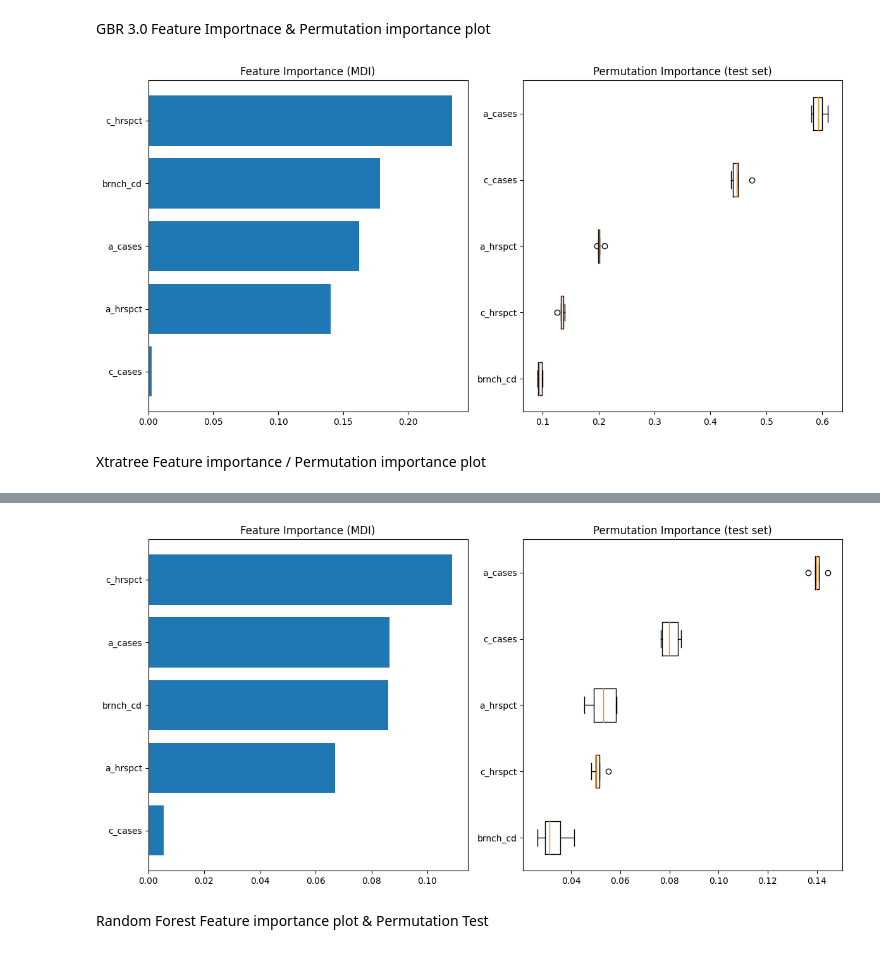
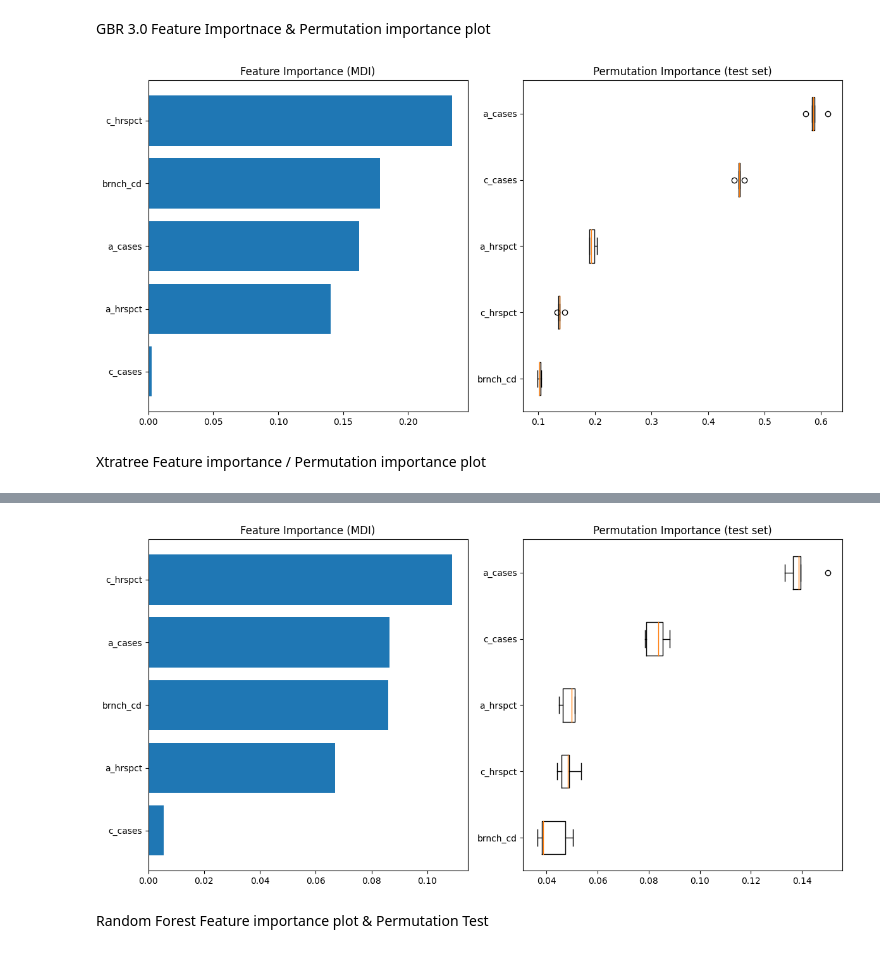
Before and after one commit to rjsisto/daily-productivity-models, a Jupyter notebook: notebooks/model_eval.ipynb, the cells around one changed output, grey strips where cells are left out. Saved outputs shown, nothing was run; the diff lists cells and outputs as text; code cells hidden in the pictures.

```diff
--- a/notebooks/model_eval.ipynb
+++ b/notebooks/model_eval.ipynb
@@ -14,6 +14,8 @@ from sklearn.inspection import permutation_importance
 random_seed = 46
 np.random.seed(random_seed)
 random.seed(random_seed)
+
+jobs = -1 #this is the number of cores that the models and test will run on. -1 means that all cores will be used
 
 #loading in the models and datasets
 reg = load("models/lin_reg.joblib")
@@ -113,7 +120,7 @@ plt.title("Feature Importance (MDI)")
 
 
 gbr_result = permutation_importance(
-    gbr_imp_3, X_test, y_test, n_repeats=5, random_state=42, n_jobs=1
+    gbr_imp_3, X_test, y_test, n_repeats=5, random_state=random_seed, n_jobs=jobs
 )
 
 sorted_idx = gbr_result.importances_mean[:5].argsort()
@@ -127,7 +134,7 @@ plt.title("Permutation Importance (test set)")
 fig.tight_layout()
 plt.show()
 # %% [output]
-[figure, old version]
+[figure, new version]
 # %% [markdown]
 Xtratree Feature importance / Permutation importance plot
 # %%
@@ -143,7 +150,7 @@ plt.title("Feature Importance (MDI)")
 
 
 xtratree_result = permutation_importance(
-    xtratree, X_test, y_test, n_repeats=5, random_state=42, n_jobs=1
+    xtratree, X_test, y_test, n_repeats=5, random_state=random_seed, n_jobs=jobs
 )
 
 sorted_idx = xtratree_result.importances_mean[:5].argsort()
@@ -176,4 +183,4 @@ fig.tight_layout()
-[figure, old version]
+[figure, new version]
 # %% [markdown]
 Random Forest Feature importance plot & Permutation Test
 # %%
```
Also changed, not shown: parts of 3 cells of this notebook, 4 other files.
